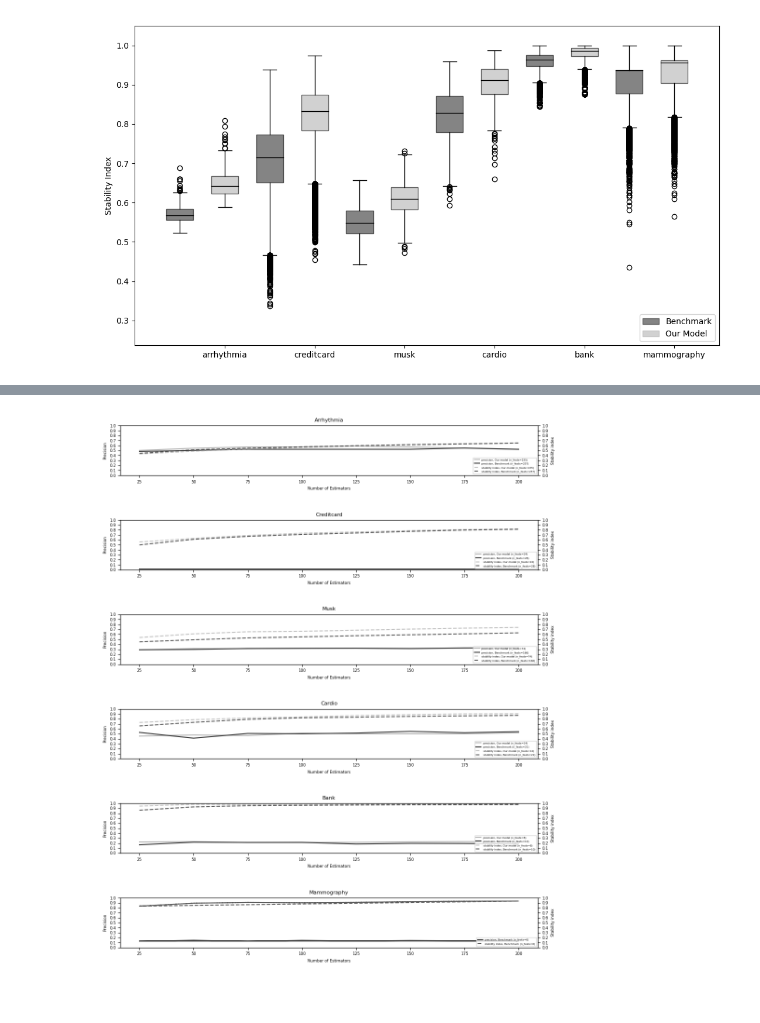
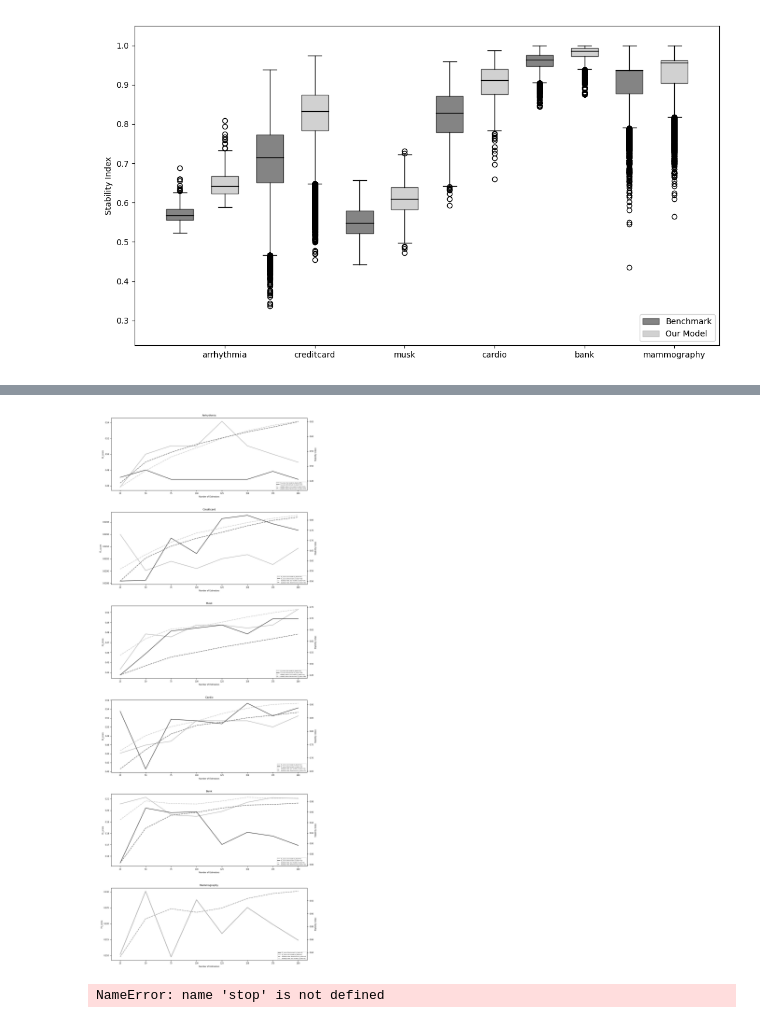
Before and after one commit to edo1691/ad_shap_stability, a Jupyter notebook: notebooks/00_04_graph_paper.ipynb, the cells around one changed output, grey strips where cells are left out. Saved outputs shown, nothing was run; the diff lists cells and outputs as text; code cells hidden in the pictures.

Commit message:
# function stability

```diff
--- a/notebooks/00_04_graph_paper.ipynb
+++ b/notebooks/00_04_graph_paper.ipynb
@@ -349,0 +326,3 @@ df_all = pd.concat(df_all_list, ignore_index=True)
+# %%
+test = df[(df.hpo=='Benchmark')] #((df.dataset=='arrhythmia') | (df.dataset=='creditcard')) &
+test[['dataset', 'hpo', 'max_feats', 'n_feats', 'n_estimators', 'stab_shap']]
@@ -349,0 +347,25 @@ df_all = pd.concat(df_all_list, ignore_index=True)
+# %%
+import matplotlib.pyplot as plt
+import pandas as pd
+import ast
+
+# Datos de ejemplo en formato de texto para ser convertidos a un DataFrame
+# Convertir el diccionario a un DataFrame
+df = pd.DataFrame(test)
+
+# Extraer los datos y las etiquetas
+data = [df.loc[df['n_estimators'] == n, 'stab_shap'].values[0] for n in df['n_estimators']]
+labels = [f'n_estimators={n}' for n in df['n_estimators']]
+
+# Crear el gráfico de box-plots
+plt.figure(figsize=(12, 8))
+plt.boxplot(data, patch_artist=True, notch=True, vert=True)
+
+# Añadir etiquetas a los ejes
+plt.xticks(range(1, len(labels) + 1), labels, rotation=45)
+plt.ylabel('stab_shap values')
+plt.title('Box-Plots por n_estimators')
+
+# Mostrar el gráfico
+plt.tight_layout()
+plt.show()
@@ -349,0 +452,4 @@ df_all = pd.concat(df_all_list, ignore_index=True)
+# %%
+# Example usage
+fig, ax = plt.subplots(figsize=(10, 6))
+boxplot_stability(test, ax)
@@ -350,25 +458,29 @@ df_all = pd.concat(df_all_list, ignore_index=True)
 # %%
 import matplotlib.pyplot as plt
 
-plt.figure(figsize=(10, 12))  # Overall figure size
+plt.figure(figsize=(10, 25))  # Overall figure size
 
 # Assuming col and row represent the number of columns and rows of subplots you want
 col, row = 6, 1
 
 # Loop through each dataset_id to create a subplot for each
 for i, dataset_id in enumerate(dataset_ids, start=1):
     ax = plt.subplot(col, row, i)
     # Filter df_all for the current dataset_id and plot
-    filtered_df = df_all[df_all.dataset == dataset_id]
-    lineplot_stability(filtered_df, ax, primary_feat='precision', secondary_feat='stability index')
+    filtered_df = df[df.dataset == dataset_id]
+    lineplot_stability(filtered_df, ax, primary_feat='f1_score', secondary_feat='stability index')
 
 plt.tight_layout()  # Adjust layout to prevent overlap
-plt.subplots_adjust(wspace=0.1, hspace=0.9)  # Adjust the spacing as needed
+plt.subplots_adjust(wspace=0.5, hspace=0.3)  # Adjust the spacing as needed
 
 # Save the plot to a file
 image_2 = '../comparison.png'
 plt.savefig(image_2, bbox_inches='tight', pad_inches=0.1)
 
 plt.show()
 # %% [output]
-[figure, old version]
+[figure, new version]
+# %%
+stop
+# %% [output]
+NameError: name 'stop' is not defined
```
Also changed, not shown: parts of 17 cells of this notebook, 2 other files.
